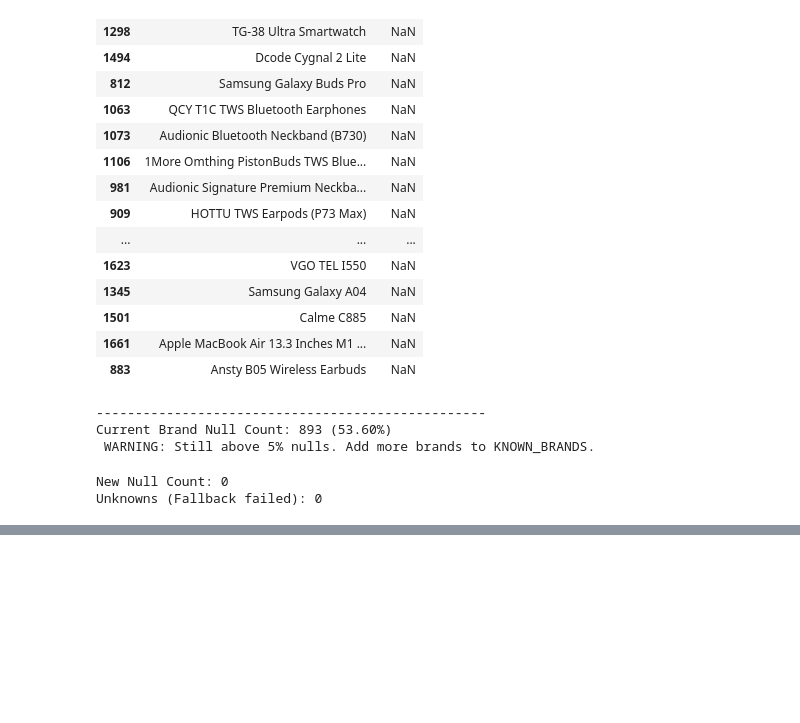
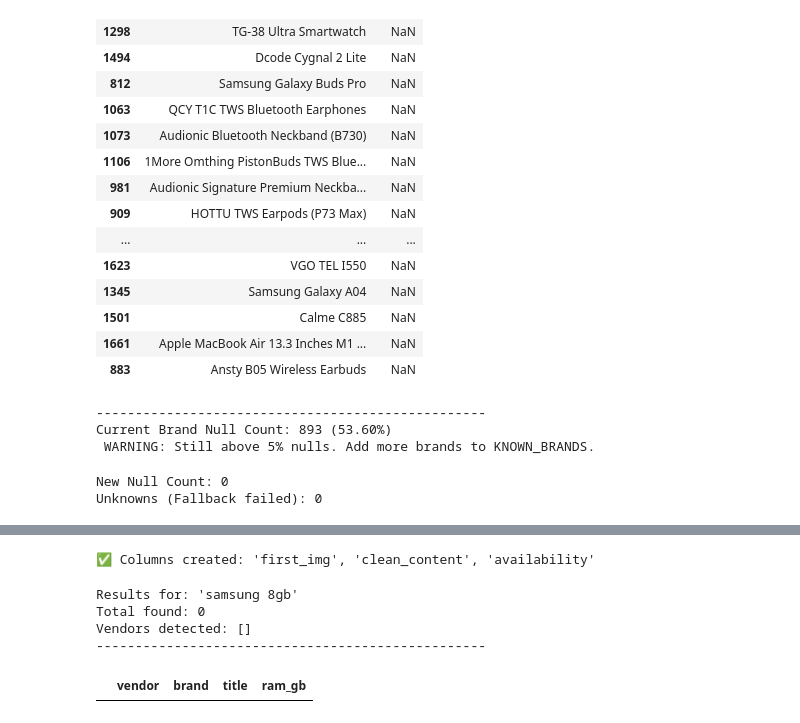
Before and after one commit to XENZA7/vendorlensx_recommendation_search_system, a Jupyter notebook: Notebooks/cleaning_feature_engineering.ipynb, the cells around one changed output, grey strips where cells are left out. Cells and saved outputs as stored; diff of their text form; code cells hidden in the pictures; blank space fills up the shorter version.

```diff
--- a/Notebooks/cleaning_feature_engineering.ipynb
+++ b/Notebooks/cleaning_feature_engineering.ipynb
@@ -115,0 +316,56 @@ Unknowns (Fallback failed): 0
+# %%
+# 1. Create 'first_img' (Task 6)
+def get_first_img(img_str):
+    try:
+        img_list = ast.literal_eval(img_str)
+        return img_list[0] if (isinstance(img_list, list) and len(img_list) > 0) else "placeholder.jpg"
+    except:
+        return "placeholder.jpg"
+
+df_clean['first_img'] = df_clean['imgs'].apply(get_first_img)
+
+# 2. Create 'clean_content' (Task 5) - This fixes your KeyError!
+def build_search_content(row):
+    # Combine ingredients for the "Search Soup"
+    ram = f"{row['ram_gb']}gb" if pd.notnull(row['ram_gb']) else ""
+    storage = f"{row['storage_gb']}gb" if pd.notnull(row['storage_gb']) else ""
+
+    content = f"{row['brand']} {row['category']} {row['title']} {ram} {storage}"
+    content = content.lower()
+
+    # Scrub the noise
+    noise = ['pta approved', 'non pta', 'price in pakistan', 'official warranty', 'non-pta']
+    for phrase in noise:
+        content = content.replace(phrase, '')
+
+    return " ".join(content.split())
+
+df_clean['clean_content'] = df_clean.apply(build_search_content, axis=1)
+
+# 3. Standardize Availability (Task 7)
+df_clean['availability'] = df_clean['availability'].replace({'Avaiable': 'Available'}).fillna('Unknown')
+
+print(" Columns created: 'first_img', 'clean_content', 'availability'")
+# %% [output]
+✅ Columns created: 'first_img', 'clean_content', 'availability'
+# %%
+def validation_search(query, df):
+    query = query.lower()
+    # Now this column exists!
+    results = df[df['clean_content'].str.contains(query)]
+
+    print(f"Results for: '{query}'")
+    print(f"Total found: {len(results)}")
+    print(f"Vendors detected: {results['vendor'].unique()}")
+    print("-" * 50)
+
+    return results[['vendor', 'brand', 'title', 'ram_gb']].head(10)
+
+# Run the test
+validation_search("samsung 8gb", df_clean)
+# %% [output]
+Results for: 'samsung 8gb'
+Total found: 0
+Vendors detected: []
+--------------------------------------------------
+|  | vendor | brand | title | ram_gb |
```
Also changed, not shown: parts of 21 cells of this notebook, 1 other file.
